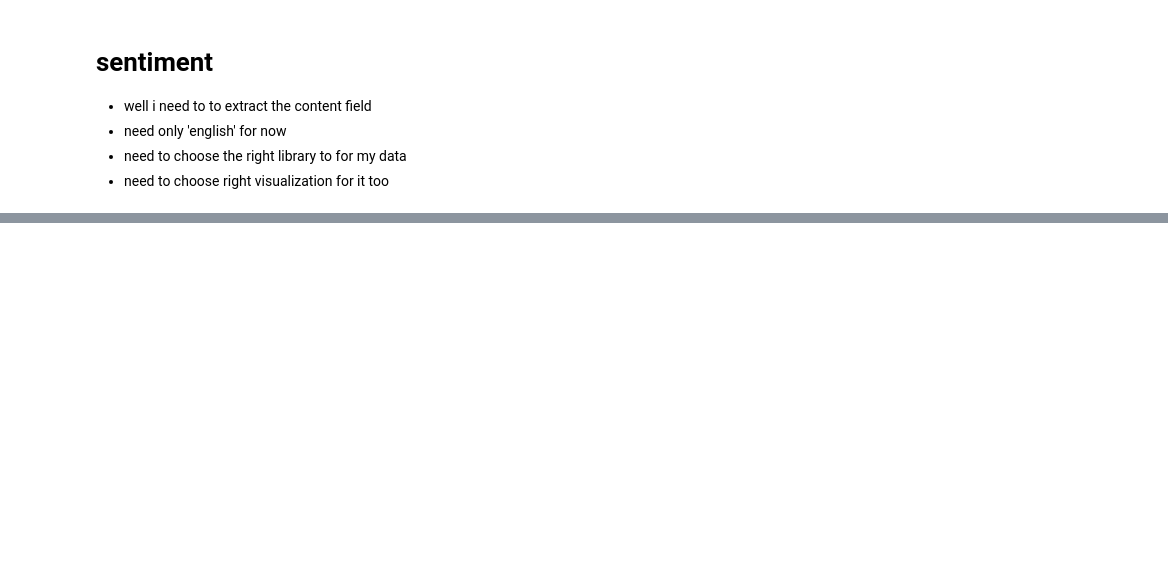
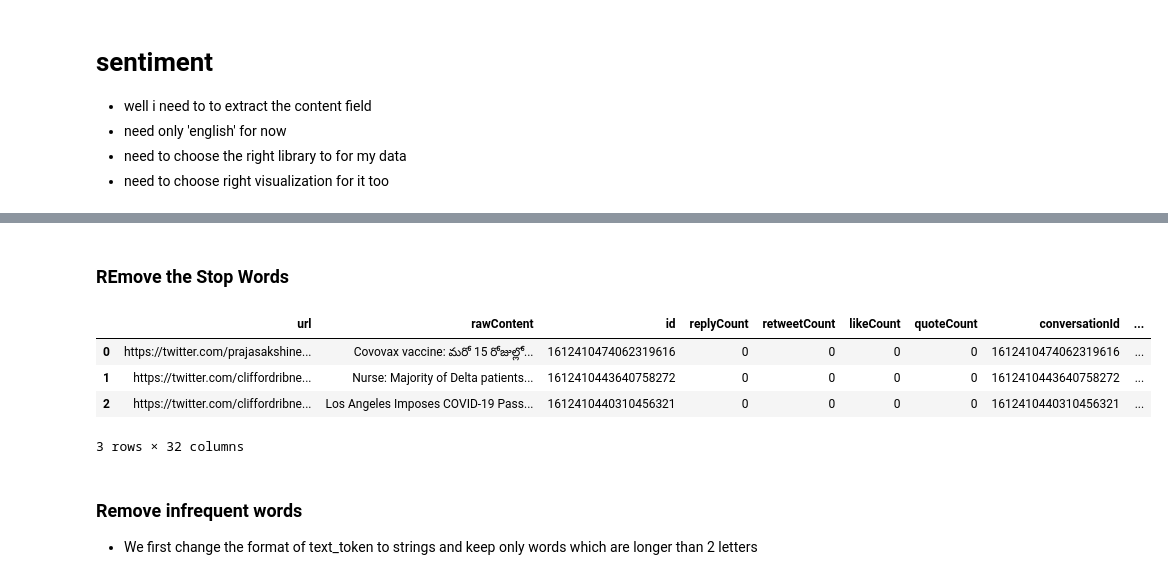
Before and after one commit to leul12/Data_Exploration, a Jupyter notebook: tweet_visulazation.ipynb, the cells around one changed output, grey strips where cells are left out. Cells and saved outputs as stored; diff of their text form; code cells hidden in the pictures; blank space fills up the shorter version.

```diff
--- a/tweet_visulazation.ipynb
+++ b/tweet_visulazation.ipynb
@@ -163,0 +162,23 @@ ValueError: No axis named rawContent for object type Series
+# %%
+from nltk.corpus import stopwords
+
+# Make a list of english stopwords
+stopwords = nltk.corpus.stopwords.words("english")
+
+# Extend the list with your own custom stopwords
+my_stopwords = ['https','href','rel','http']
+stopwords.extend(my_stopwords)
+# %% [markdown]
+### REmove the Stop Words
+# %%
+df['text_token'] = df['text_token'].apply(lambda x: [item for item in x if item not in stopwords])
+df.head(3)
+# %% [output]
+|  | url | rawContent | id | replyCount | retweetCount | likeCount | quoteCount | conversationId | ... |
+| 0 | https://twitter.com/prajasakshine... | Covovax vaccine: మ‌రో 15 రోజుల్లో... | 1612410474062319616 | 0 | 0 | 0 | 0 | 1612410474062319616 | ... |
+| 1 | https://twitter.com/cliffordribne... | Nurse: Majority of Delta patients... | 1612410443640758272 | 0 | 0 | 0 | 0 | 1612410443640758272 | ... |
+| 2 | https://twitter.com/cliffordribne... | Los Angeles Imposes COVID-19 Pass... | 1612410440310456321 | 0 | 0 | 0 | 0 | 1612410440310456321 | ... |
+3 rows × 32 columns
+# %% [markdown]
+### Remove infrequent words
+* We first change the format of text_token to strings and keep only words which are longer than 2 letters
```
Also changed, not shown: parts of 25 cells of this notebook.
